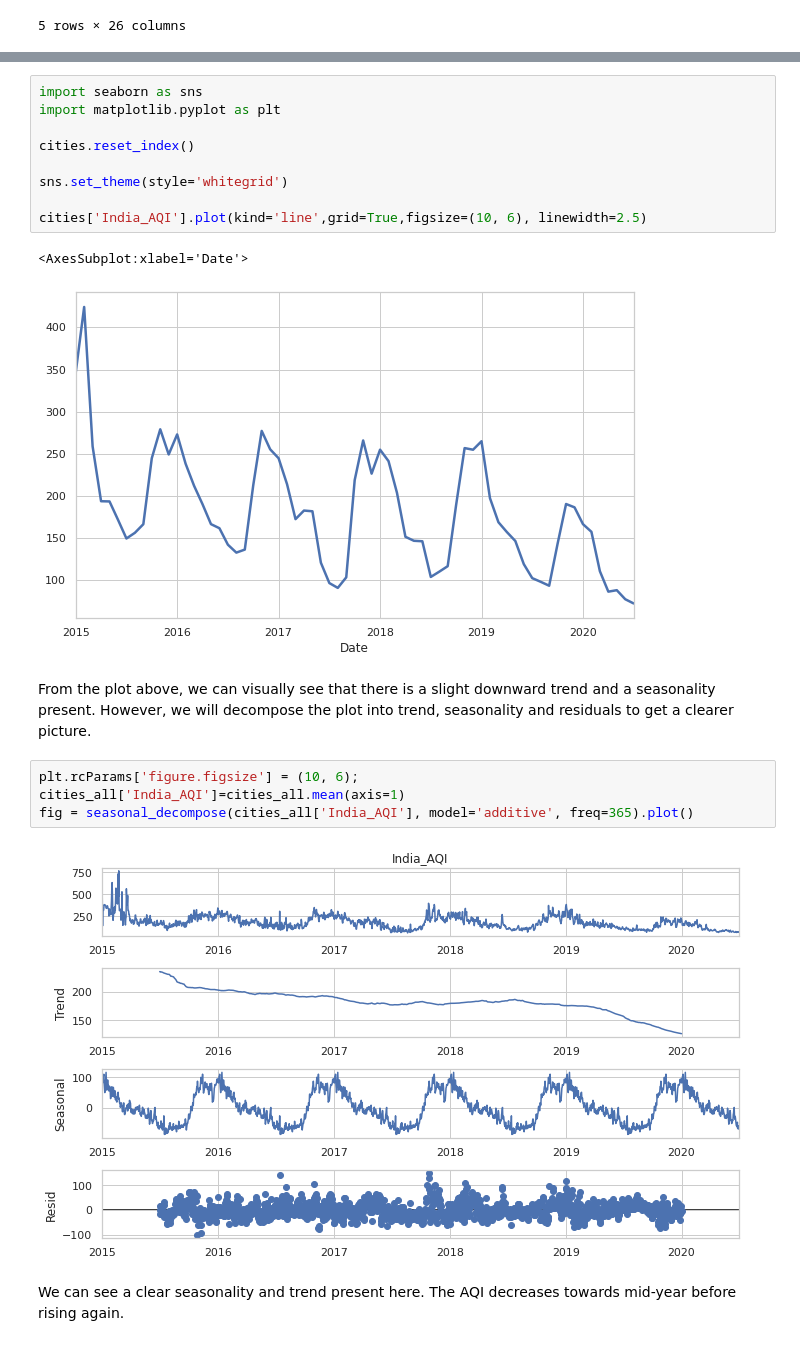
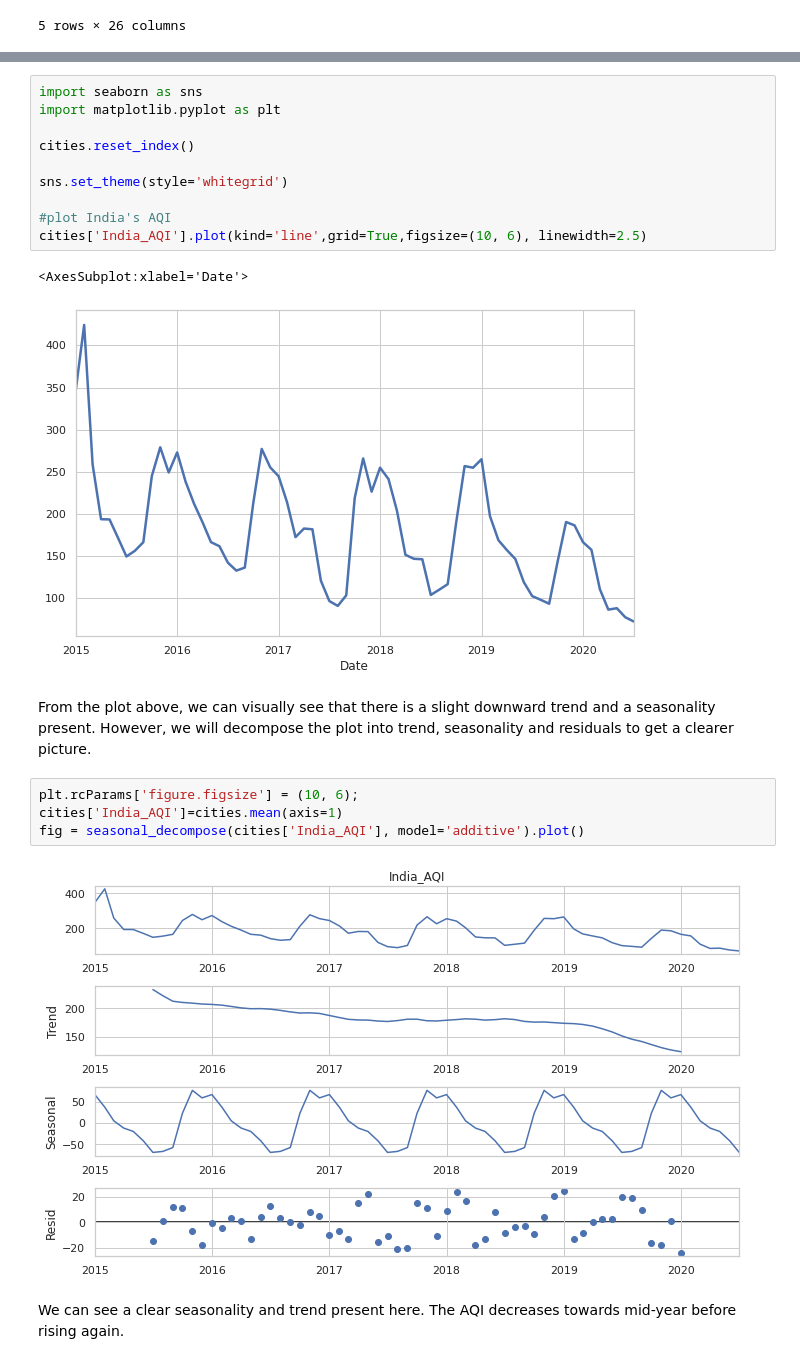
Before and after one commit to Aishwarya-Sarkar/Analysing-and-Forecasting-India-s-AQI, a Jupyter notebook: Time series analysis + Forecasting.ipynb, the cells around one changed output, grey strips where cells are left out. Drawn from its saved outputs; the diff is of its cells as text.

```diff
--- a/Time series analysis + Forecasting.ipynb
+++ b/Time series analysis + Forecasting.ipynb
@@ -80,6 +84,7 @@ cities.reset_index()
 
 sns.set_theme(style='whitegrid')
 
+#plot India's AQI
 cities['India_AQI'].plot(kind='line',grid=True,figsize=(10, 6), linewidth=2.5)
 # %% [output]
 <AxesSubplot:xlabel='Date'>
@@ -88,10 +93,10 @@ cities['India_AQI'].plot(kind='line',grid=True,figsize=(10, 6), linewidth=2.5)
 From the plot above, we can visually see that there is a slight downward trend and a seasonality present. However, we will decompose the plot into trend, seasonality and residuals to get a clearer picture.
 # %%
 plt.rcParams['figure.figsize'] = (10, 6);
-cities_all['India_AQI']=cities_all.mean(axis=1)
-fig = seasonal_decompose(cities_all['India_AQI'], model='additive', freq=365).plot()
+cities['India_AQI']=cities.mean(axis=1)
+fig = seasonal_decompose(cities['India_AQI'], model='additive').plot()
 # %% [output]
-[figure, old version]
+[figure, new version]
 # %% [markdown]
 We can see a clear seasonality and trend present here. The AQI decreases towards mid-year before rising again.
 # %% [markdown]
```
Also changed, not shown: parts of 20 cells of this notebook.
